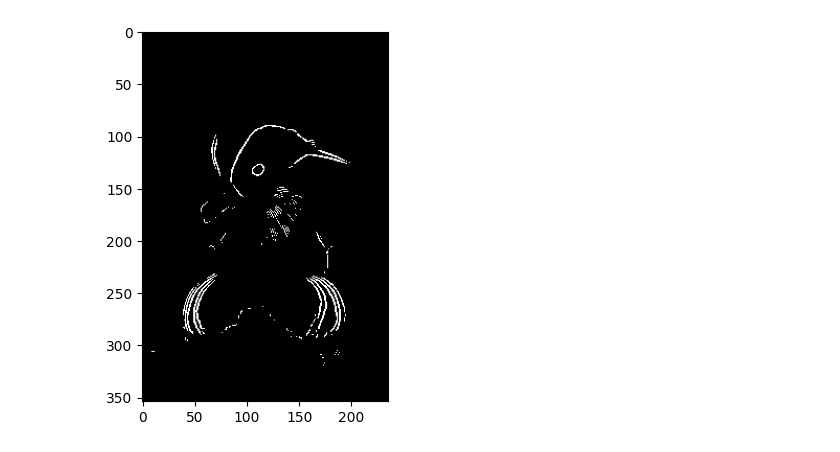
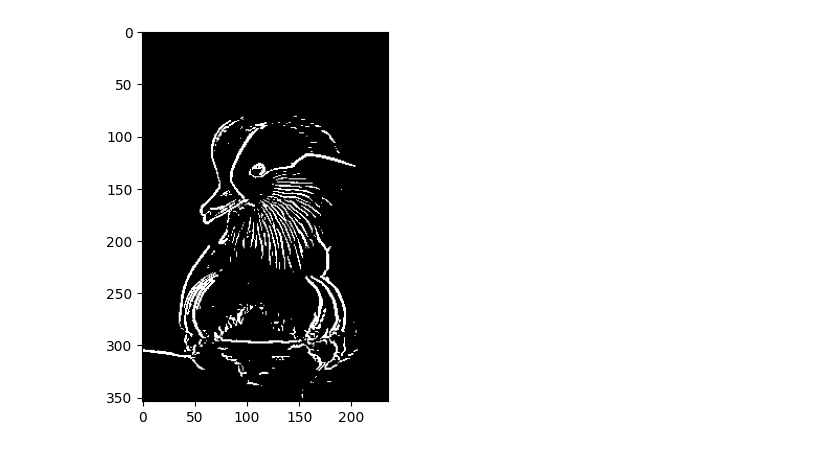
Before and after one commit to bhanu-pedarla/cse163-nchs, a Jupyter notebook: classwork/edge-detect-duckie/edge-detection-duckie.ipynb, the cells around one changed output. Saved outputs shown, nothing was run; the diff lists cells and outputs as text; code cells hidden in the pictures.

Commit message:
edge-detect fix, nerual network done

```diff
--- a/classwork/edge-detect-duckie/edge-detection-duckie.ipynb
+++ b/classwork/edge-detect-duckie/edge-detection-duckie.ipynb
@@ -163,8 +163,8 @@ def edge_detect(image_file: str) -> None:
     # Define the kernel
     image_array = imageio.imread(image_file)
     kernel_sobel_x = np.array([[-1, 0, 1],
-                         [-2, 0, 2],
-                         [-1, 0, 1]])
+                               [-2, 0, 2],
+                               [-1, 0, 1]])
     kernel_sobel_y = np.rot90(kernel_sobel_x)
 
 
@@ -173,40 +173,39 @@ def edge_detect(image_file: str) -> None:
     b = image_array[:, :, 2].astype(float)
 
     image_array_gray = 0.299*r + 0.587*g + 0.114*b
 
     image_array_gray = np.clip(image_array_gray, 0, 255).astype(np.uint8)
 
     image_array_gray_padded = np.pad(image_array_gray, 1, mode = 'edge')
 
     image_h, image_w = image_array_gray.shape
 
     out_x = np.zeros((image_h, image_w), dtype = float)
     out_y = np.zeros((image_h, image_w), dtype = float)
 
     for ih in range(1, image_h + 1):
         for iw in range(1, image_w + 1):
             subimage = image_array_gray_padded[ih-1:ih+2, iw-1:iw+2]
 
             out_x[ih-1, iw-1] = np.sum(subimage * kernel_sobel_x)
             out_y[ih-1, iw-1] = np.sum(subimage * kernel_sobel_y)
 
-    gradient = np.sqrt(out_x**2 + out_y**2)
+    out_x = np.where(out_x > 127, 255, 0).astype(np.uint8)
+    out_y = np.where(out_y > 127, 255, 0).astype(np.uint8)
 
-    if np.max(gradient) > 0:
-        gradient_normed = (gradient / np.max(gradient)) * 255
+    out_sum = out_x + out_y
+
+    if np.max(out_sum) > 0:
+        gradient_normed = (out_sum / np.max(out_sum)) * 255
     else:
-        gradient_normed = gradient
+        gradient_normed = out_sum
 
     gradient_normed = np.clip(gradient_normed, 0 , 255)
 
-    gradient_normed_toBW = np.where(gradient_normed > 127, 255, 0).astype(np.uint8)
-
-    plt.imshow(gradient_normed_toBW, cmap = 'gray')
+    plt.imshow(gradient_normed, cmap = 'gray')
     plt.show()
-
-    imageio.imwrite('edges.png', gradient_normed_toBW)
 
 
 edge_detect("duck.jpg")
 # %% [output]
-[figure, old version]
+[figure, new version]
```
Also changed, not shown: 2 other files.
